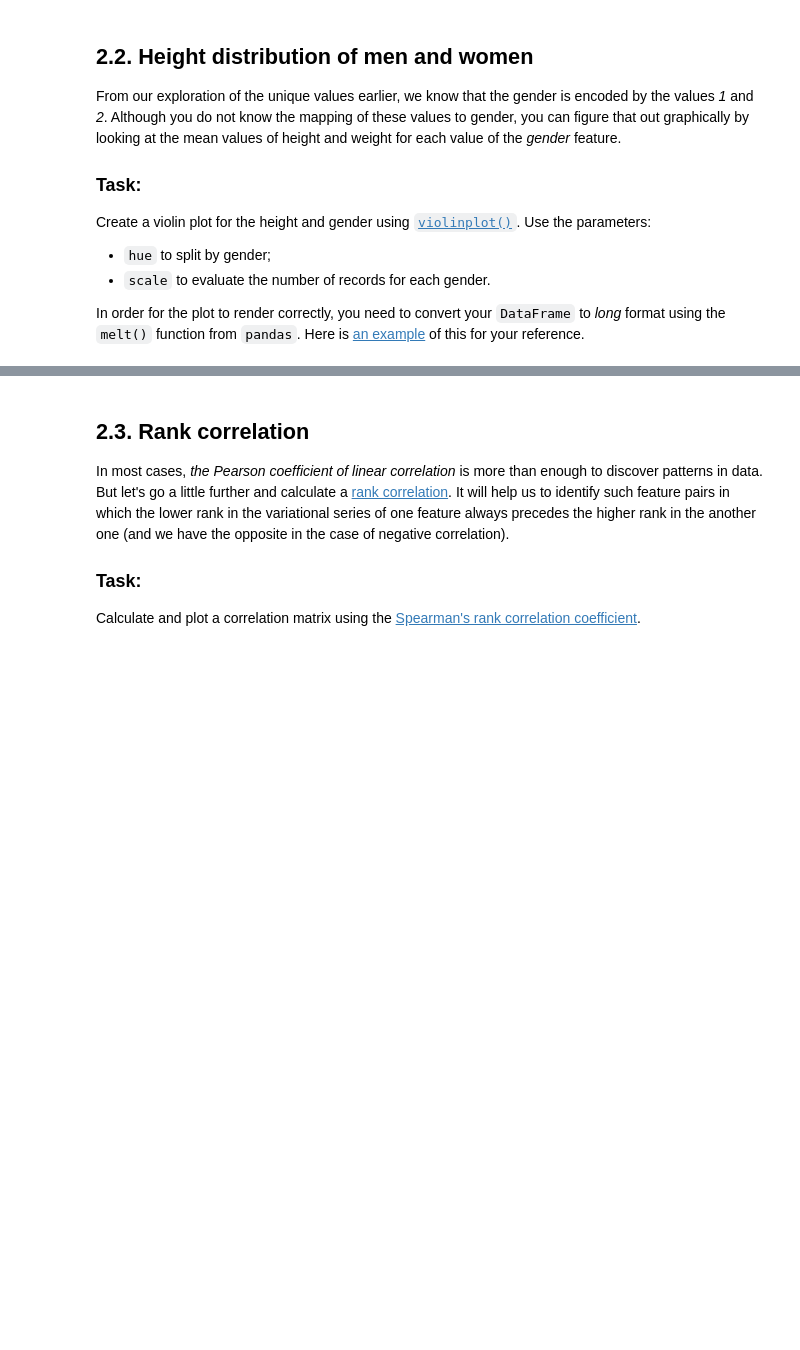
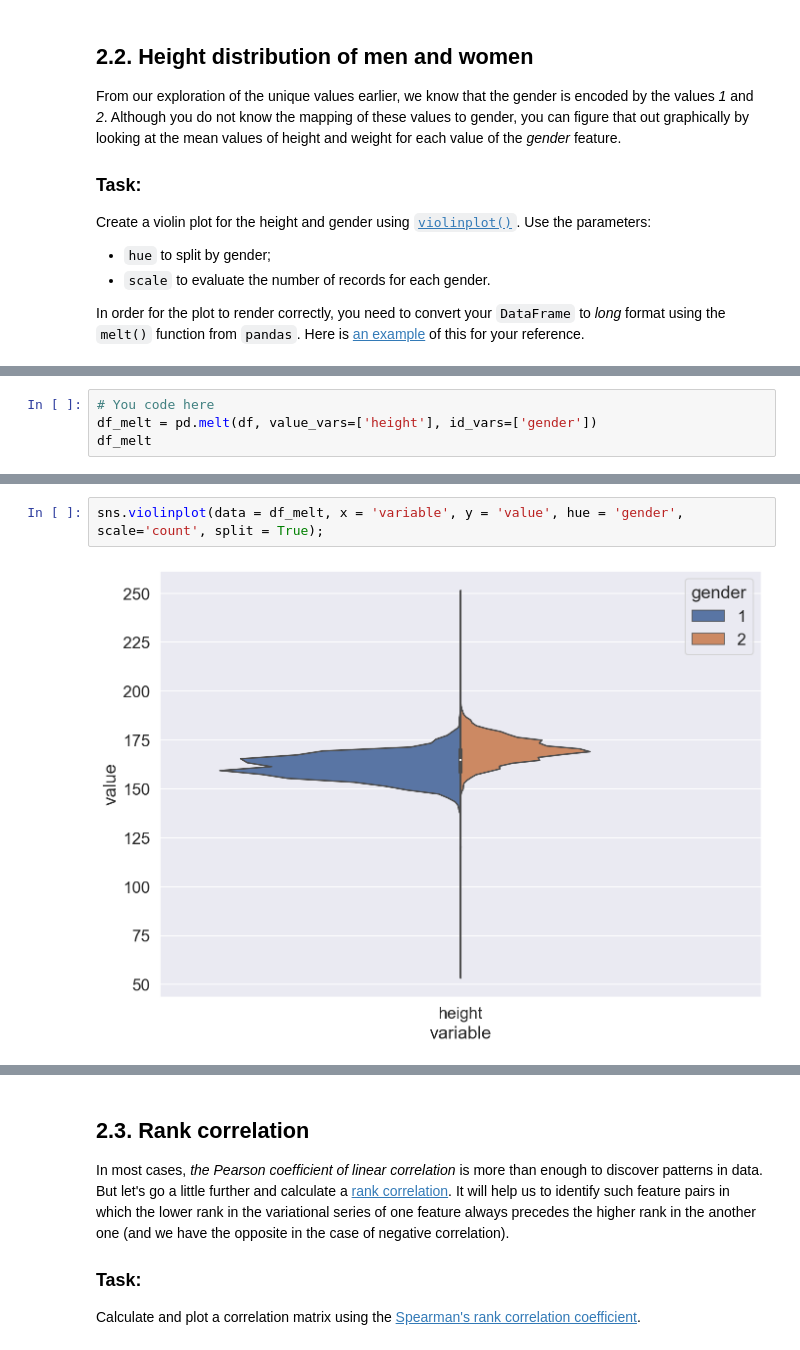
Before and after one commit to sergeymarkovich/mlcourse.ai, a Jupyter notebook: jupyter_english/assignments_demo/assignment02_analyzing_cardiovascular_desease_data.ipynb, the cells around one changed output, grey strips where cells are left out. Saved outputs shown, nothing was run; the diff lists cells and outputs as text; blank space fills up the shorter version.

```diff
--- a/jupyter_english/assignments_demo/assignment02_analyzing_cardiovascular_desease_data.ipynb
+++ b/jupyter_english/assignments_demo/assignment02_analyzing_cardiovascular_desease_data.ipynb
@@ -578,0 +581,4 @@ sns.violinplot(data = df, x = 'cardio', y= 'weight', hue = 'gender');
+# %%
+# You code here
+df_melt = pd.melt(df, value_vars=['height'], id_vars=['gender'])
+df_melt
@@ -579,3 +599,7 @@ sns.violinplot(data = df, x = 'cardio', y= 'weight', hue = 'gender');
+# %%
+sns.violinplot(data = df_melt, x = 'variable', y = 'value', hue = 'gender', scale='count', split = True);
+# %% [output]
+[figure, added]
 # %% [markdown]
 **Question 2.2. (1 point).** Which pair of features has the strongest Spearman correlation?
 
```
Also changed, not shown: parts of 5 cells of this notebook.
